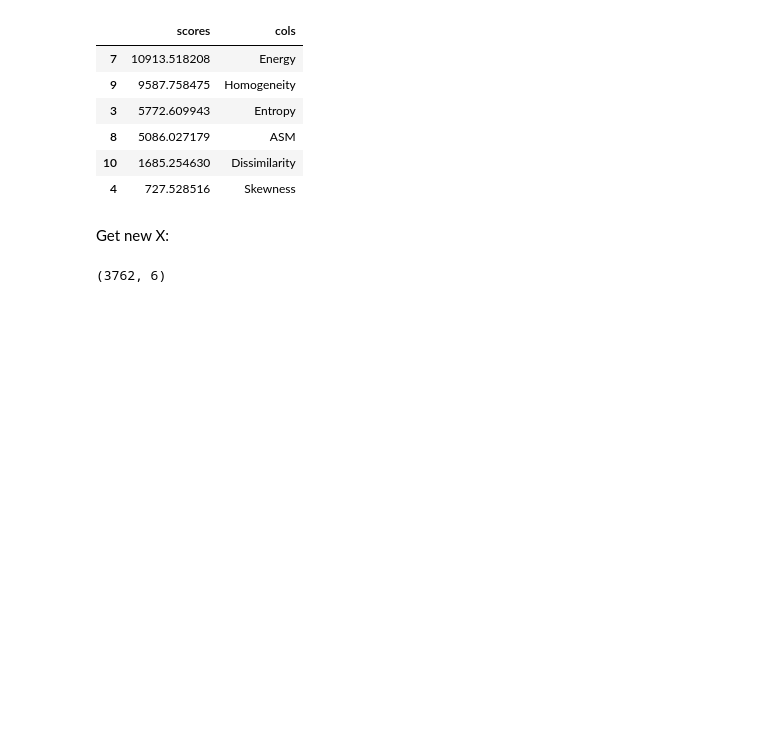
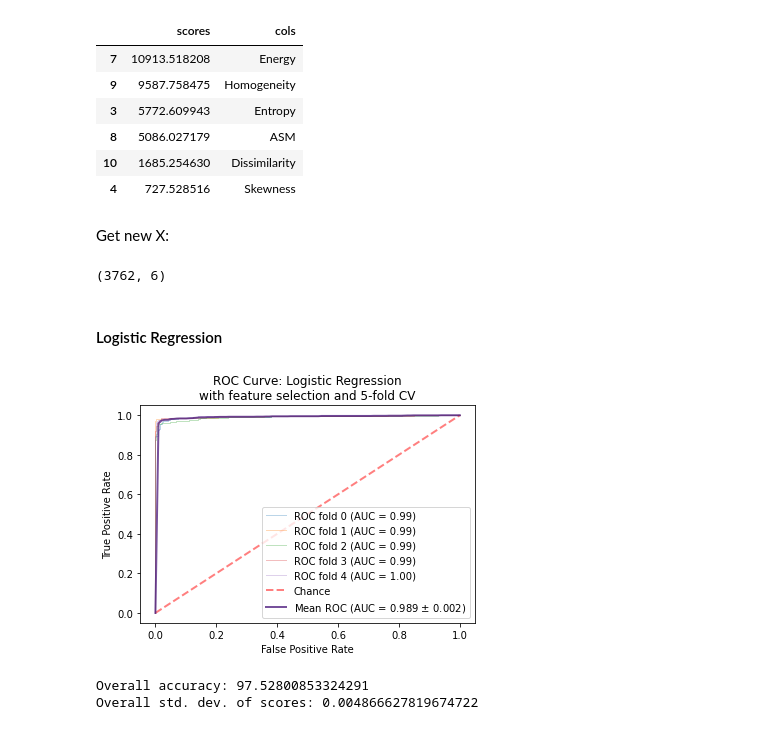
Before and after one commit to jerryadamsfranklin/brain-tumour-detection, a Jupyter notebook: featureSelection.ipynb, the cells around one changed output. Saved outputs shown, nothing was run; the diff lists cells and outputs as text; code cells hidden in the pictures; blank space fills up the shorter version.

Commit message:
added logistic regr with feature selection and cv

```diff
--- a/featureSelection.ipynb
+++ b/featureSelection.ipynb
@@ -51,3 +52,47 @@ X_fs = feature_selection.transform(X)
 X_fs.shape
 # %% [output]
 (3762, 6)
+# %% [markdown]
+#### Logistic Regression
+# %%
+cv = KFold(n_splits = 5, shuffle = True, random_state = 42)  # create CV splits
+# %%
+logisticRegr = LogisticRegression()  # create model
+# %%
+fig, ax = plt.subplots()
+
+tprs, aucs, mean_fpr = [], [], np.linspace(0, 1, 100)  # true pos rates, area under curves, mean false pos rate
+scores = []
+
+for i, (train, test) in enumerate(cv.split(X_fs, Y)):
+    logisticRegr.fit(X_fs[train], Y[train])  # train model
+
+    scores.append(metrics.accuracy_score(Y[test], logisticRegr.predict(X_fs[test])))  # get accuracy of current model
+
+    vis = metrics.plot_roc_curve(logisticRegr, X_fs[test], Y[test], name = 'ROC fold {}'.format(i), lw = 1, alpha = 0.3, ax = ax)  # plot ROC curve
+
+    interp_tpr = np.interp(mean_fpr, vis.fpr, vis.tpr)  # interpolate true pos rate
+    interp_tpr[0] = 0.0
+    tprs.append(interp_tpr)
+    aucs.append(vis.roc_auc)
+
+ax.plot([0, 1], [0, 1], linestyle = '--', lw = 2, color = '#ff0000', label = 'Chance', alpha = 0.5)
+
+mean_tpr = np.mean(tprs, axis = 0)
+mean_tpr[-1] = 1.0
+mean_auc = metrics.auc(mean_fpr, mean_tpr)  # mean area under curve
+std_auc = np.std(aucs)  # auc std dev
+ax.plot(mean_fpr, mean_tpr, color = '#552583', label = r'Mean ROC (AUC = %0.3f $\pm$ %0.3f)' % (mean_auc, std_auc), lw = 2, alpha = 0.8)
+
+ax.set_title('ROC Curve: Logistic Regression\nwith feature selection and 5-fold CV')
+ax.legend()
+plt.show()
+plt.close()
+
+scores = np.array(scores)
+print('Overall accuracy:', scores.mean() * 100)
+print('Overall std. dev. of scores:', scores.std())
+# %% [output]
+[figure, added]
+Overall accuracy: 97.52800853324291
+Overall std. dev. of scores: 0.004866627819674722
```
Also changed, not shown: parts of 1 cell of this notebook.
